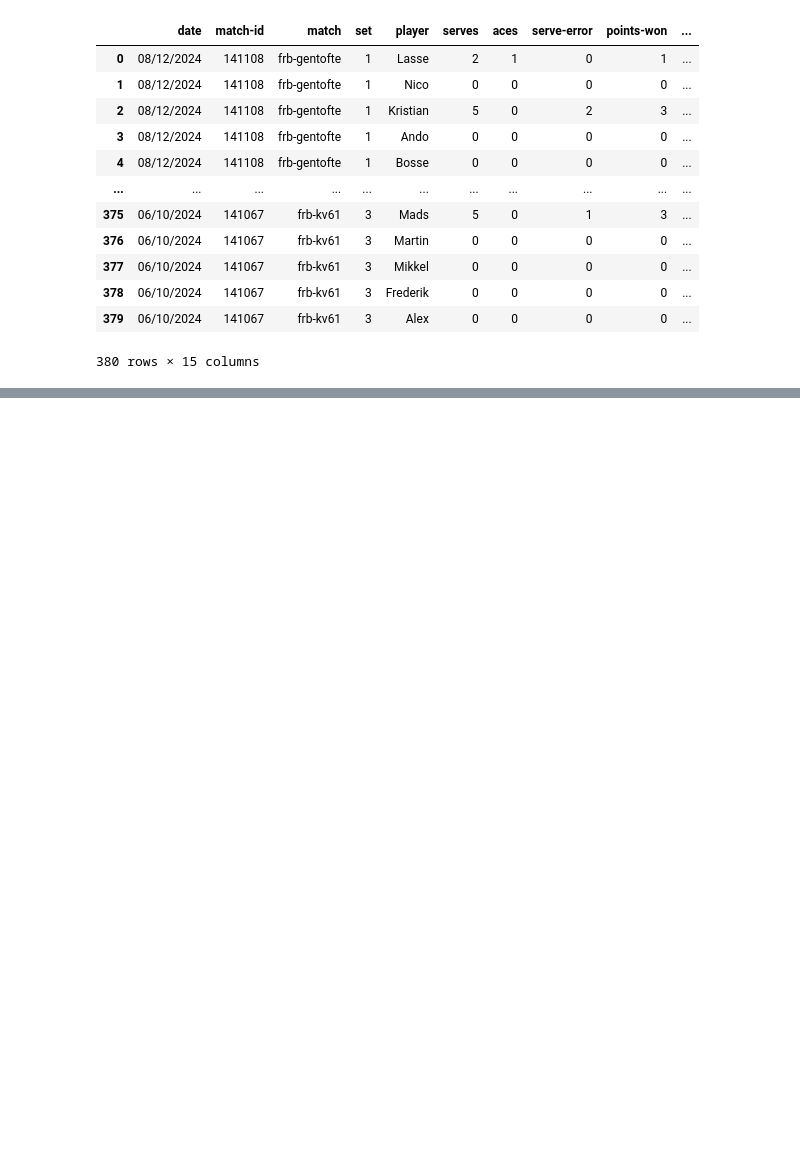
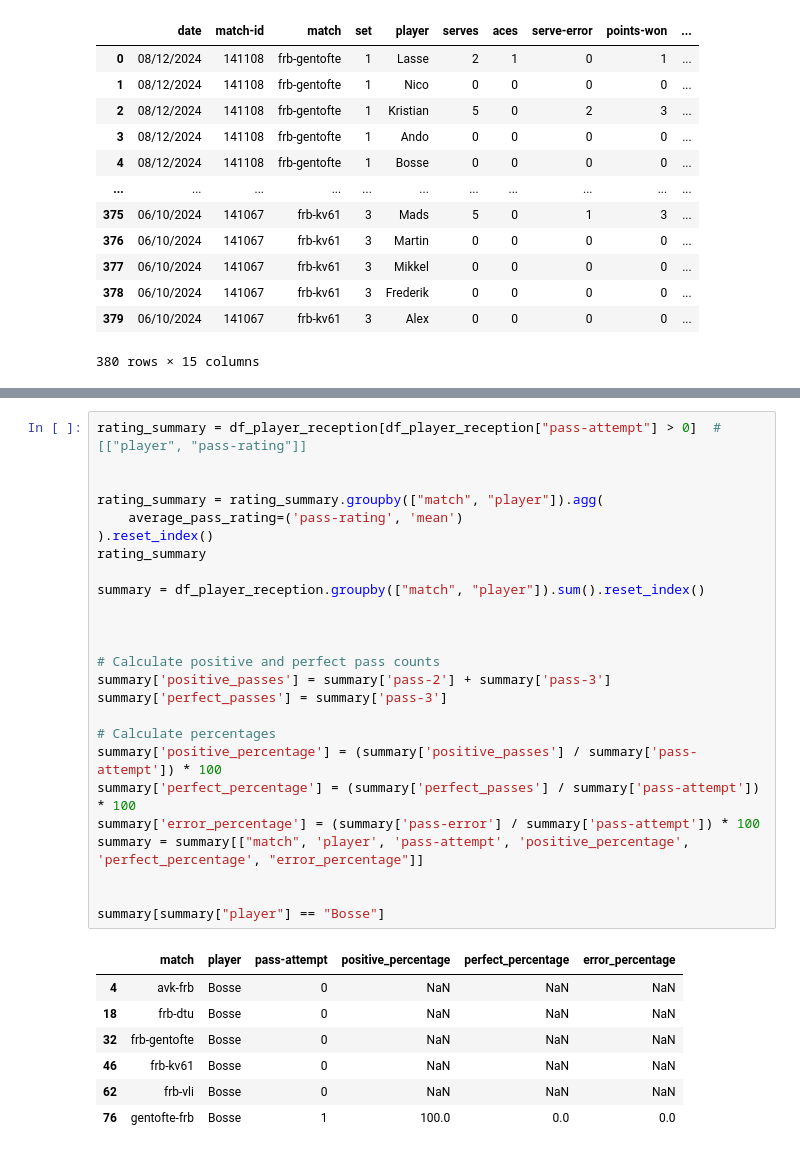
Before and after one commit to alexpcapp/frederiksberg-elite-stats, a Jupyter notebook: data/python/convert-data-per-game.ipynb, the cells around one changed output, grey strips where cells are left out. Saved outputs shown, nothing was run; the diff lists cells and outputs as text; blank space fills up the shorter version.

```diff
--- a/data/python/convert-data-per-game.ipynb
+++ b/data/python/convert-data-per-game.ipynb
@@ -61,0 +195,33 @@ with open("../player-offense-per-game.json", "w") as f:
+# %%
+rating_summary = df_player_reception[df_player_reception["pass-attempt"] > 0]  #[["player", "pass-rating"]]
+
+
+rating_summary = rating_summary.groupby(["match", "player"]).agg(
+    average_pass_rating=('pass-rating', 'mean')
+).reset_index()
+rating_summary
+
+summary = df_player_reception.groupby(["match", "player"]).sum().reset_index()
+
+
+
+# Calculate positive and perfect pass counts
+summary['positive_passes'] = summary['pass-2'] + summary['pass-3']
+summary['perfect_passes'] = summary['pass-3']
+
+# Calculate percentages
+summary['positive_percentage'] = (summary['positive_passes'] / summary['pass-attempt']) * 100
+summary['perfect_percentage'] = (summary['perfect_passes'] / summary['pass-attempt']) * 100
+summary['error_percentage'] = (summary['pass-error'] / summary['pass-attempt']) * 100
+summary = summary[["match", 'player', 'pass-attempt', 'positive_percentage', 'perfect_percentage', "error_percentage"]]
+
+
+summary[summary["player"] == "Bosse"]
+# %% [output]
+|  | match | player | pass-attempt | positive_percentage | perfect_percentage | error_percentage |
+| 4 | avk-frb | Bosse | 0 | NaN | NaN | NaN |
+| 18 | frb-dtu | Bosse | 0 | NaN | NaN | NaN |
+| 32 | frb-gentofte | Bosse | 0 | NaN | NaN | NaN |
+| 46 | frb-kv61 | Bosse | 0 | NaN | NaN | NaN |
+| 62 | frb-vli | Bosse | 0 | NaN | NaN | NaN |
+| 76 | gentofte-frb | Bosse | 1 | 100.0 | 0.0 | 0.0 |
```
Also changed, not shown: parts of 9 cells of this notebook, 6 other files.
